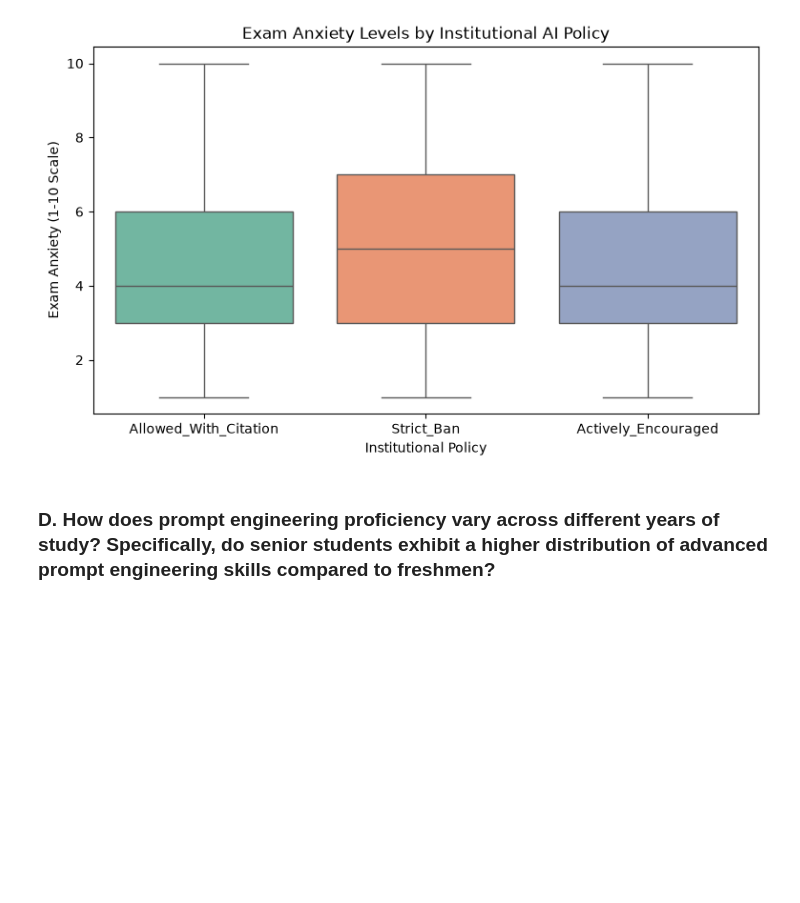
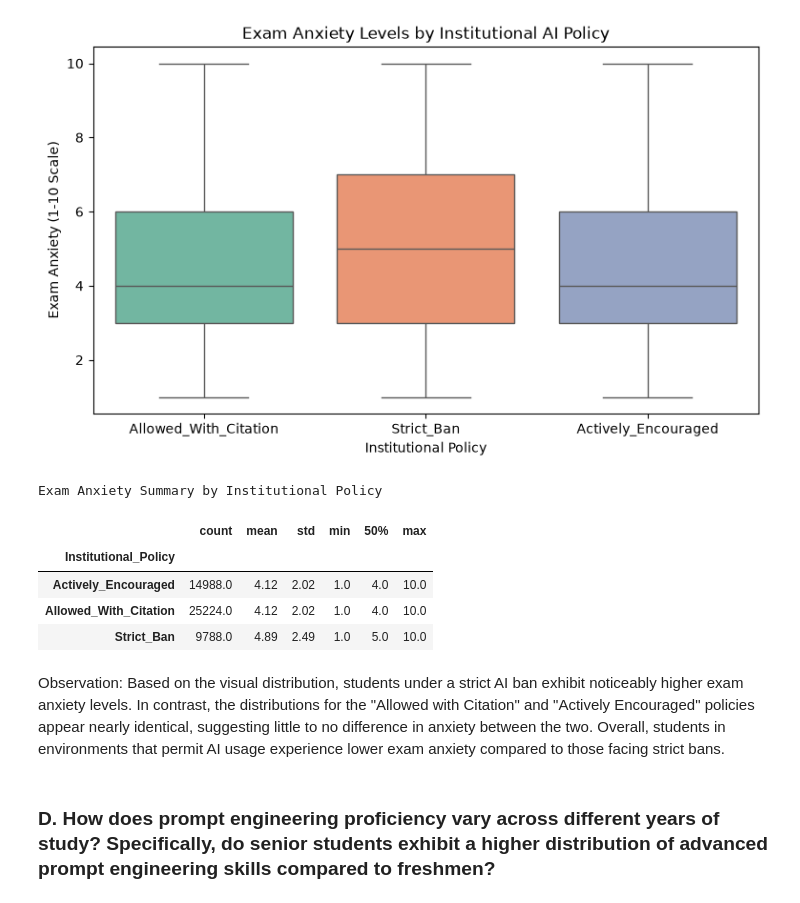
Before and after one commit to FortifyTank/CSMODEL_MATT, a Jupyter notebook: CSMODEL.ipynb, the cells around one changed output. Drawn from its saved outputs; the diff is of its cells as text; code cells hidden in the pictures; blank space fills up the shorter version.

```diff
--- a/CSMODEL.ipynb
+++ b/CSMODEL.ipynb
@@ -498,6 +498,20 @@ plt.ylabel('Exam Anxiety (1-10 Scale)')
 plt.show()
 # %% [output]
 [figure]
+# %%
+# Numerical Summary: Anxiety stats grouped by Policy
+print("Exam Anxiety Summary by Institutional Policy")
+anxiety_summary = df.groupby('Institutional_Policy')['Anxiety_Level_During_Exams'].describe().round(2)
+display(anxiety_summary[['count', 'mean', 'std', 'min', '50%', 'max']])
+# %% [output]
+Exam Anxiety Summary by Institutional Policy
+|  | count | mean | std | min | 50% | max |
+| Institutional_Policy |  |  |  |  |  |  |
+| Actively_Encouraged | 14988.0 | 4.12 | 2.02 | 1.0 | 4.0 | 10.0 |
+| Allowed_With_Citation | 25224.0 | 4.12 | 2.02 | 1.0 | 4.0 | 10.0 |
+| Strict_Ban | 9788.0 | 4.89 | 2.49 | 1.0 | 5.0 | 10.0 |
+# %% [markdown]
+Observation:  Based on the visual distribution, students under a strict AI ban exhibit noticeably higher exam anxiety levels. In contrast, the distributions for the "Allowed with Citation" and "Actively Encouraged" policies appear nearly identical, suggesting little to no difference in anxiety between the two. Overall, students in environments that permit AI usage experience lower exam anxiety compared to those facing strict bans.
 # %% [markdown]
 ### D. How does prompt engineering proficiency vary across different years of study? Specifically, do senior students exhibit a higher distribution of advanced prompt engineering skills compared to freshmen?
 # %% [markdown]
```
Also changed, not shown: parts of 3 cells of this notebook, 1 other file.
